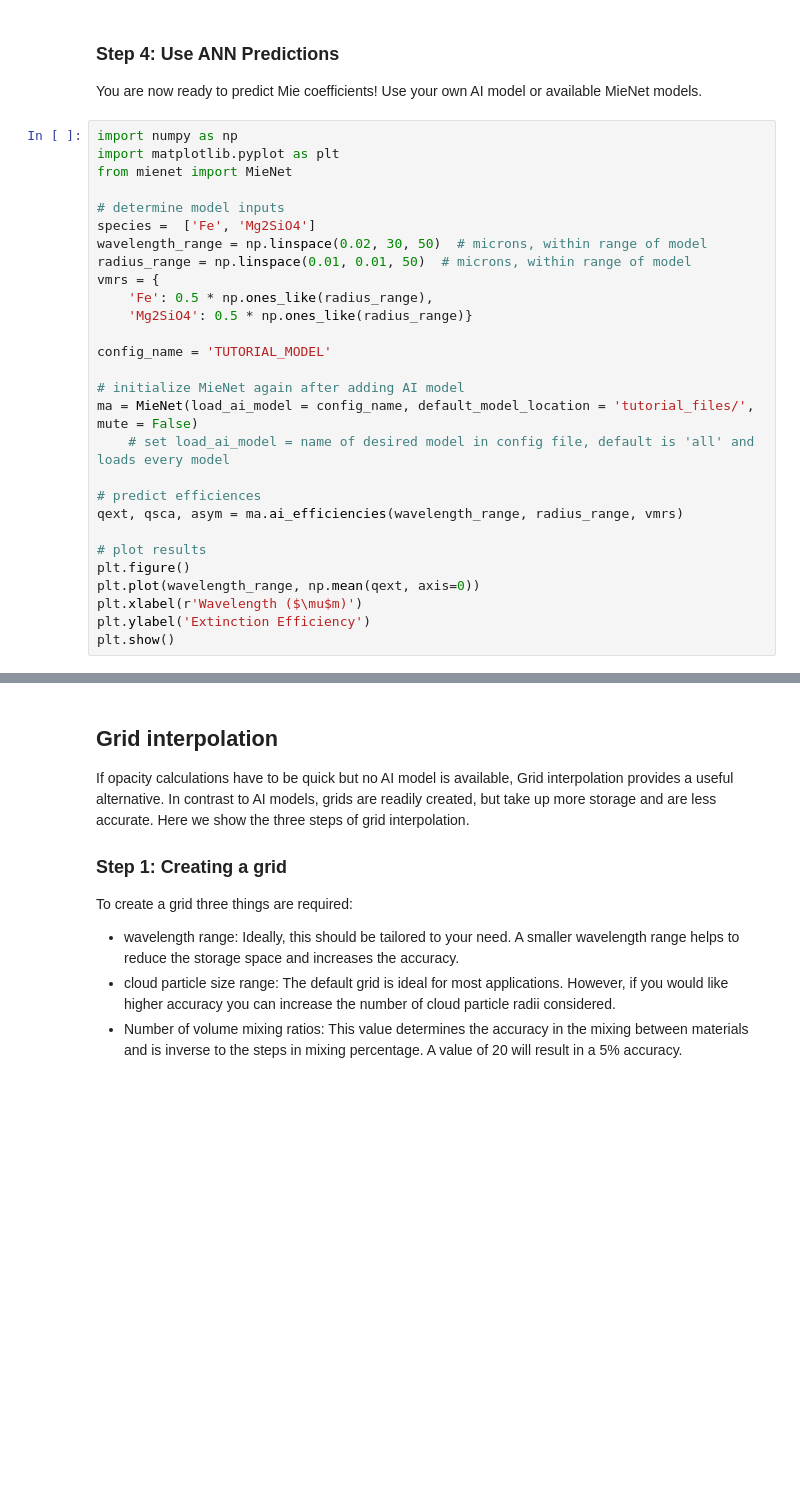
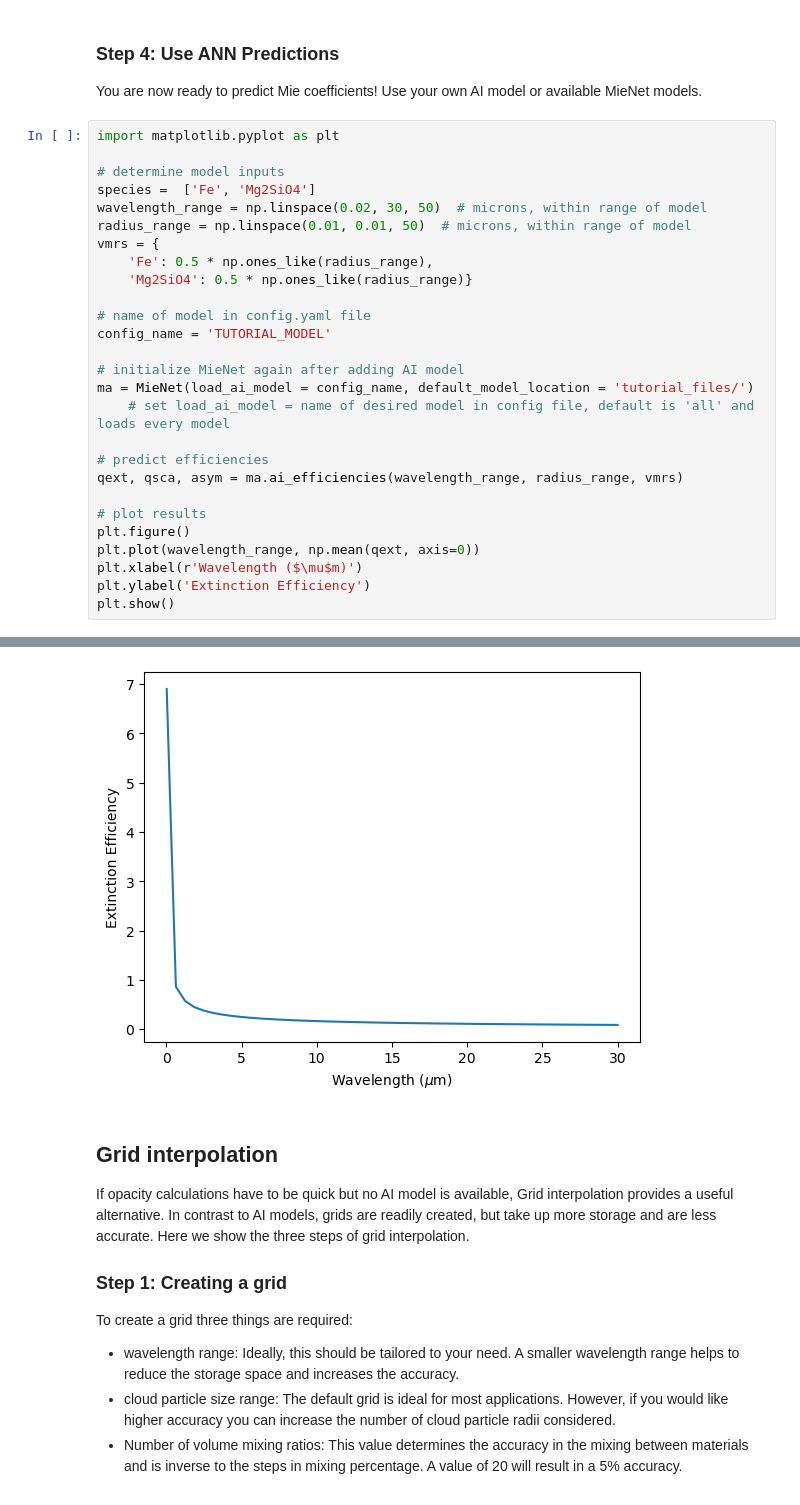
Before and after one commit to MieNet-org/MieNet, a Jupyter notebook: docs/Tutorials.ipynb, the cells around one changed output, grey strips where cells are left out. Cells and saved outputs as stored; diff of their text form; blank space fills up the shorter version.

Commit message:
more additions to AI tutorials, change name to MieNet in grid tutorails, fix ai_efficiencies for using only one model

```diff
--- a/docs/Tutorials.ipynb
+++ b/docs/Tutorials.ipynb
@@ -107,9 +112,7 @@ NAME: # choose a name for your model
 
 You are now ready to predict Mie coefficients! Use your own AI model or available MieNet models.
 # %%
-import numpy as np
 import matplotlib.pyplot as plt
-from mienet import MieNet
 
 # determine model inputs
 species =  ['Fe', 'Mg2SiO4']
@@ -119,13 +122,14 @@ vmrs = {
     'Fe': 0.5 * np.ones_like(radius_range),
     'Mg2SiO4': 0.5 * np.ones_like(radius_range)}
 
+# name of model in config.yaml file
 config_name = 'TUTORIAL_MODEL'
 
 # initialize MieNet again after adding AI model
-ma = MieNet(load_ai_model = config_name, default_model_location = 'tutorial_files/', mute = False)
+ma = MieNet(load_ai_model = config_name, default_model_location = 'tutorial_files/')
     # set load_ai_model = name of desired model in config file, default is 'all' and loads every model
 
-# predict efficiences
+# predict efficiencies
 qext, qsca, asym = ma.ai_efficiencies(wavelength_range, radius_range, vmrs)
 
 # plot results
@@ -139,3 +143,4 @@ UFuncTypeError: ufunc 'less' did not contain a loop with signature matching type
+[figure, added]
 # %% [markdown]
 ## Grid interpolation
 
```
Also changed, not shown: parts of 6 cells of this notebook, 2 other files.
